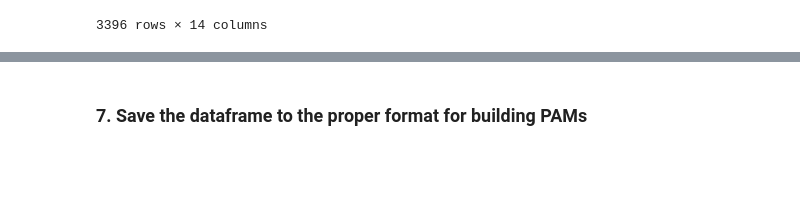
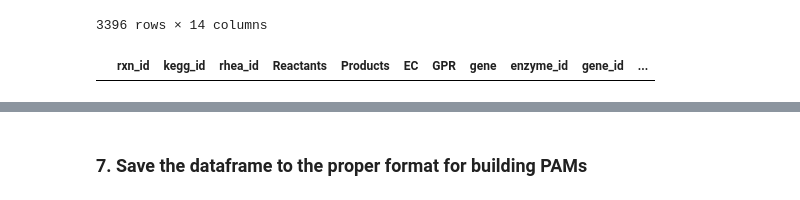
Before and after one commit to iAMB-RWTH-Aachen/PAMparametrizer, a Jupyter notebook: Scripts/i1_preprocessing/parse_kcat_values_GotEnzymes_iCGB21FR.ipynb, the cells around one changed output, grey strips where cells are left out. Drawn from its saved outputs; the diff is of its cells as text; code cells hidden in the pictures; blank space fills up the shorter version.

```diff
--- a/Scripts/i1_preprocessing/parse_kcat_values_GotEnzymes_iCGB21FR.ipynb
+++ b/Scripts/i1_preprocessing/parse_kcat_values_GotEnzymes_iCGB21FR.ipynb
@@ -478 +507,5 @@ See the caveats in the documentation: https://pandas.pydata.org/pandas-docs/stab
+# %%
+eco_enzymes_mapped_ec[eco_enzymes_mapped_ec.gene.str.contains('cg3361', na=False)]
+# %% [output]
+|  | rxn_id | kegg_id | rhea_id | Reactants | Products | EC | GPR | gene | enzyme_id | gene_id | ... |
 # %%
```
Also changed, not shown: parts of 3 cells of this notebook, 1 other file.
